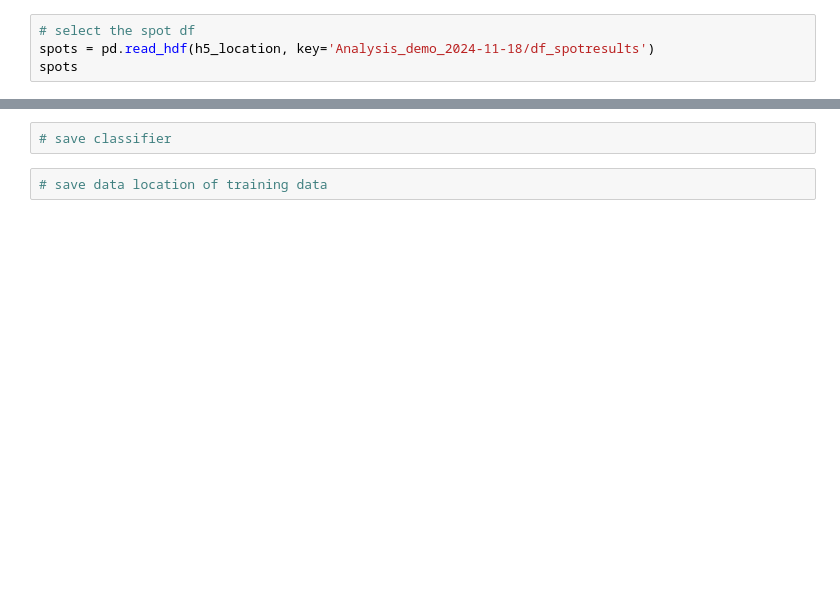
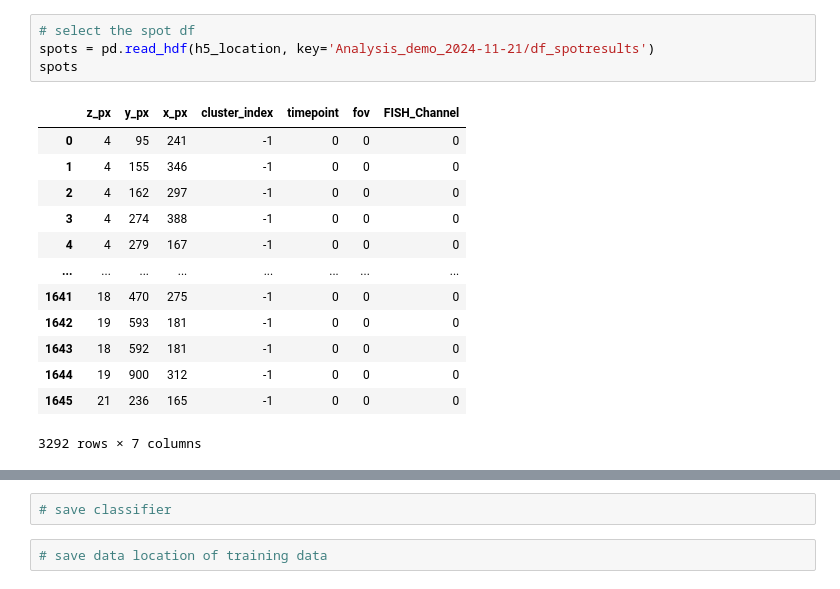
Before and after one commit to MunskyGroup/FISH_Processing, a Jupyter notebook: models/Spot_Filtering_NN.ipynb, the cells around one changed output, grey strips where cells are left out. Drawn from its saved outputs; the diff is of its cells as text; blank space fills up the shorter version.

```diff
--- a/models/Spot_Filtering_NN.ipynb
+++ b/models/Spot_Filtering_NN.ipynb
@@ -24,7 +36,21 @@ h5_file.visititems(print_group)
 # %%
 # select the spot df
-spots = pd.read_hdf(h5_location, key='Analysis_demo_2024-11-18/df_spotresults')
+spots = pd.read_hdf(h5_location, key='Analysis_demo_2024-11-21/df_spotresults')
 spots
+# %% [output]
+|  | z_px | y_px | x_px | cluster_index | timepoint | fov | FISH_Channel |
+| 0 | 4 | 95 | 241 | -1 | 0 | 0 | 0 |
+| 1 | 4 | 155 | 346 | -1 | 0 | 0 | 0 |
+| 2 | 4 | 162 | 297 | -1 | 0 | 0 | 0 |
+| 3 | 4 | 274 | 388 | -1 | 0 | 0 | 0 |
+| 4 | 4 | 279 | 167 | -1 | 0 | 0 | 0 |
+| ... | ... | ... | ... | ... | ... | ... | ... |
+| 1641 | 18 | 470 | 275 | -1 | 0 | 0 | 0 |
+| 1642 | 19 | 593 | 181 | -1 | 0 | 0 | 0 |
+| 1643 | 18 | 592 | 181 | -1 | 0 | 0 | 0 |
+| 1644 | 19 | 900 | 312 | -1 | 0 | 0 | 0 |
+| 1645 | 21 | 236 | 165 | -1 | 0 | 0 | 0 |
+3292 rows × 7 columns
 # %%
 # load in images
 d = h5_file['raw_images']
```
Also changed, not shown: parts of 9 cells of this notebook, 5 other files.
